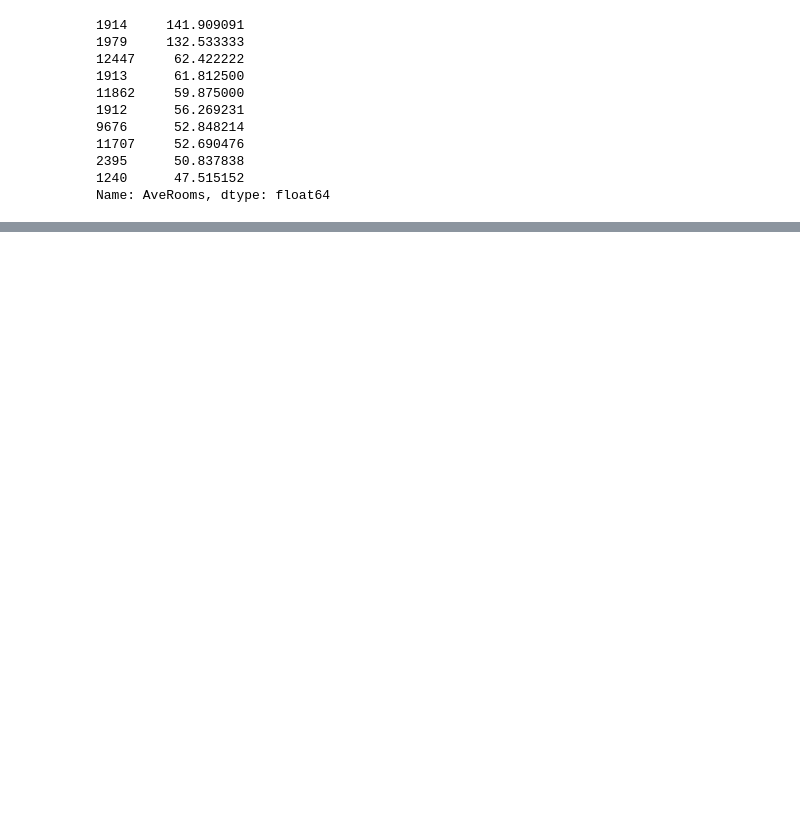
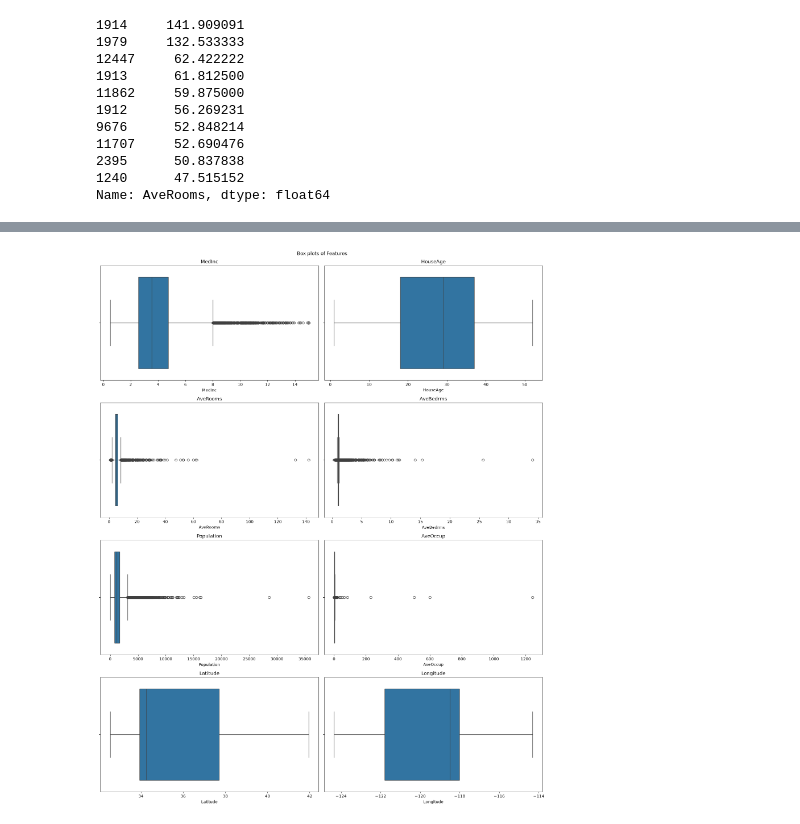
Before and after one commit to renovamen1/statistical-models, a Jupyter notebook: Models On California Housing Dataset/01_data_exploration.ipynb, the cells around one changed output, grey strips where cells are left out. Saved outputs shown, nothing was run; the diff lists cells and outputs as text; code cells hidden in the pictures; blank space fills up the shorter version.

```diff
--- a/Models On California Housing Dataset/01_data_exploration.ipynb
+++ b/Models On California Housing Dataset/01_data_exploration.ipynb
@@ -430,0 +495,13 @@ Name: AveRooms, dtype: float64
+# %%
+features = df.columns.drop("MedHouseVal")
+
+fig, axes = plt.subplots(4, 2, figsize=(16, 20))
+axes = axes.ravel()
+for ax,feature in zip(axes,features):
+    sns.boxplot(data=df,x=feature,ax=ax)
+    ax.set_title(f"{feature}")
+plt.suptitle("Box plots of Features\n")
+plt.tight_layout()
+plt.show()
+# %% [output]
+[figure, added]
```
Also changed, not shown: parts of 18 cells of this notebook.
